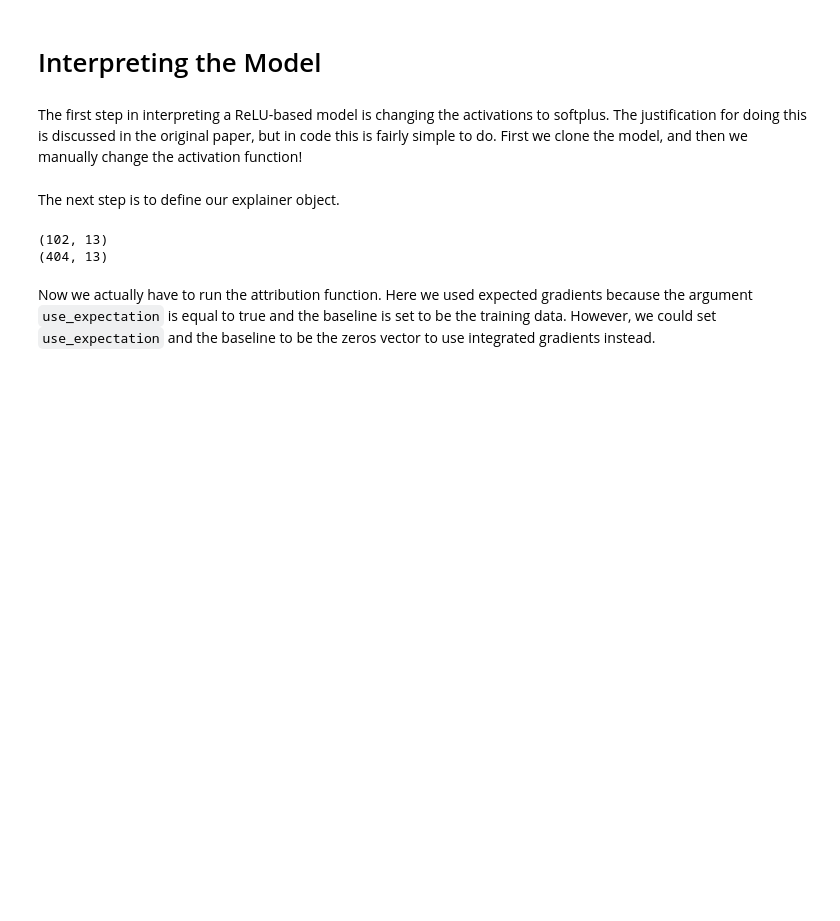
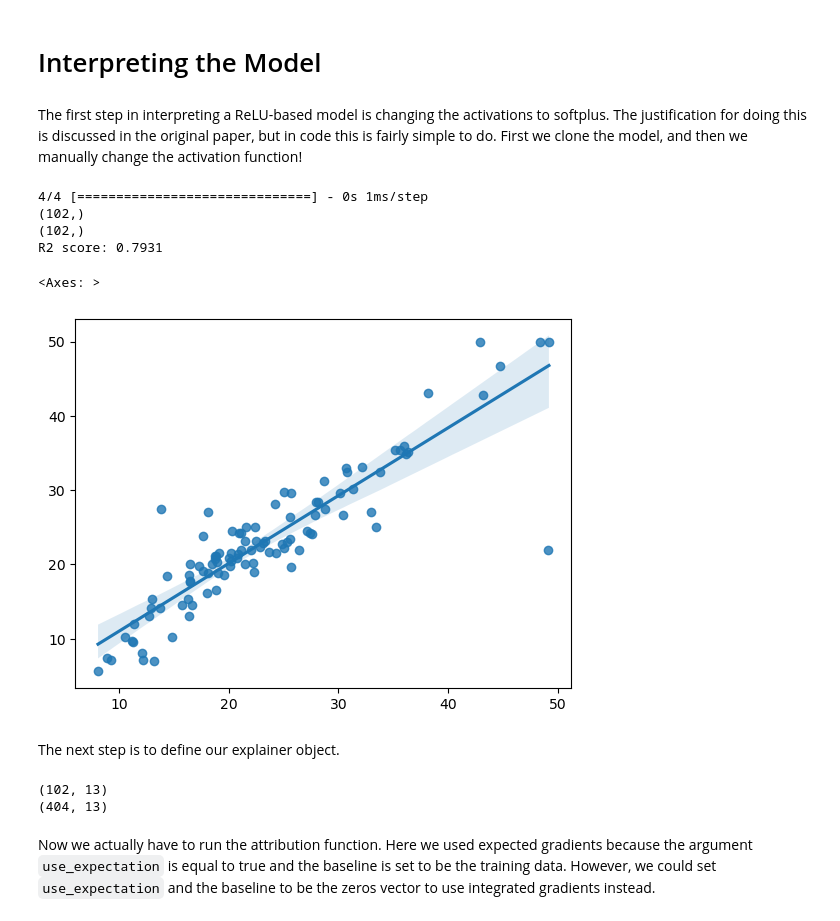
Before and after one commit to YXWU2014/path_explain, a Jupyter notebook: example_usage.ipynb, the cells around one changed output. Drawn from its saved outputs; the diff is of its cells as text; code cells hidden in the pictures; blank space fills up the shorter version.

```diff
--- a/example_usage.ipynb
+++ b/example_usage.ipynb
@@ -83,6 +81,22 @@ interpret_model.set_weights(model.get_weights())
 for layer in interpret_model.layers:
     if hasattr(layer, 'activation'):
         layer.activation = softplus_activation(beta=10.0)
+# %%
+y_pred = interpret_model.predict(x_test_scaled)
+
+print(y_pred[:, 0].shape)
+print(y_test.shape)
+r2 = r2_score(y_test, y_pred[:, 0])
+print(f"R2 score: {r2:.4f}")
+
+sns.regplot(x=y_pred[:, 0], y=y_test)
+# %% [output]
+4/4 [==============================] - 0s 1ms/step
+(102,)
+(102,)
+R2 score: 0.7931
+<Axes: >
+[figure, added]
 # %% [markdown]
 The next step is to define our explainer object.
 # %%
```
Also changed, not shown: parts of 10 cells of this notebook.
